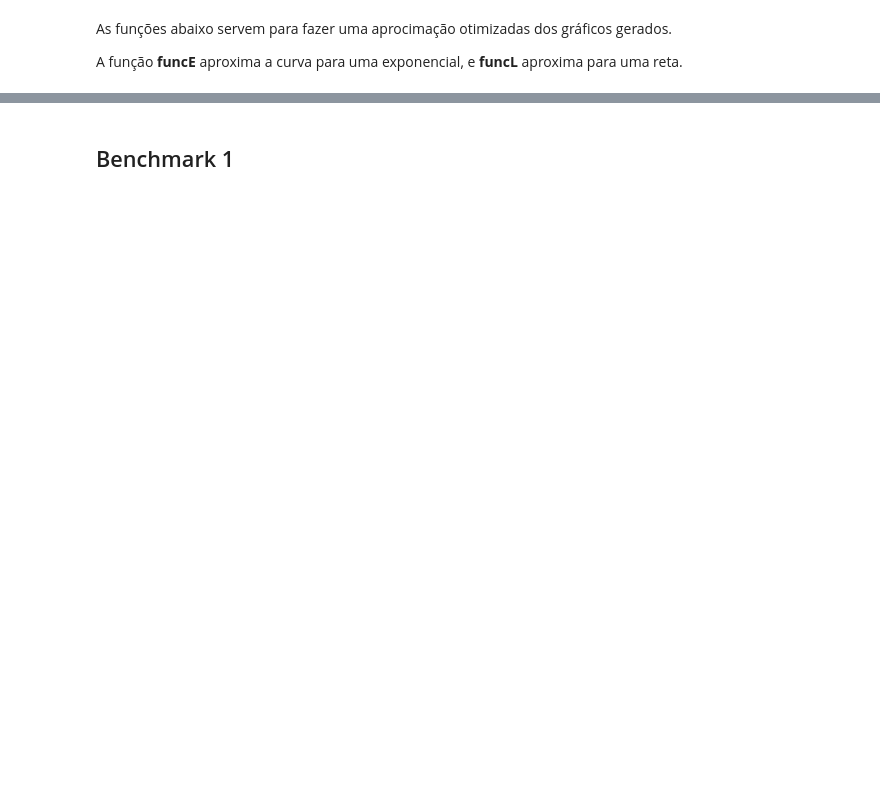
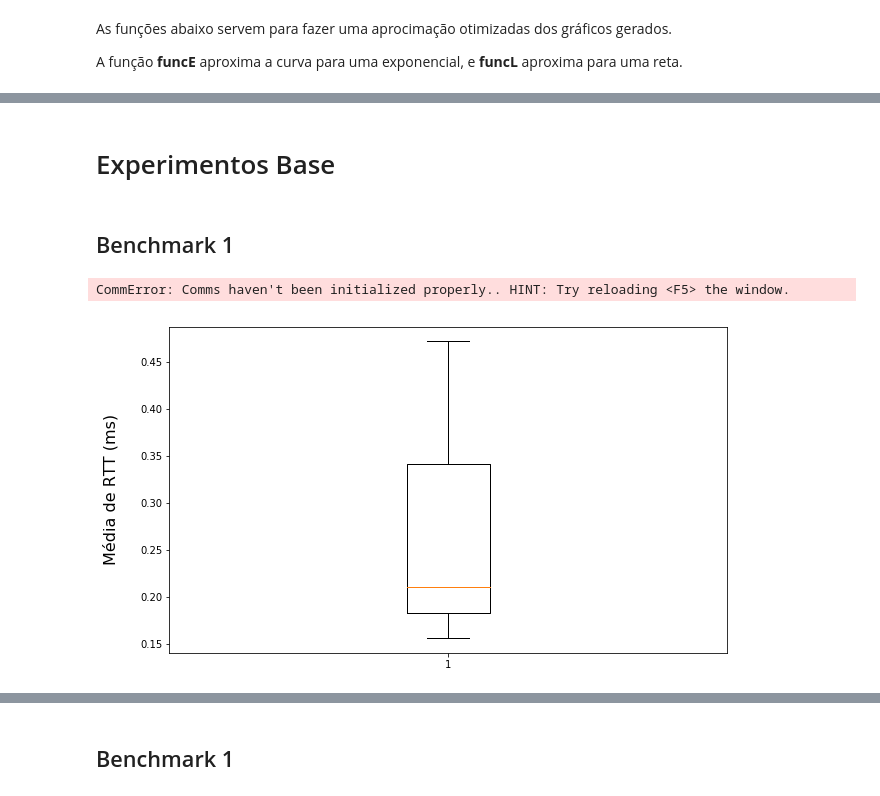
Before and after one commit to rafalencar1997/JadeContainer, a Jupyter notebook: analysis/Experimentos Base.ipynb, the cells around one changed output, grey strips where cells are left out. Drawn from its saved outputs; the diff is of its cells as text; code cells hidden in the pictures; blank space fills up the shorter version.

```diff
--- a/analysis/Results.ipynb
+++ b/analysis/Experimentos Base.ipynb
@@ -90,6 +101,12 @@ def plot_results_loss_rate(df, messagesComb, yerror, legentOut, title, x_label,
     else:
         ax.legend(legend, fontsize=12)
     fig.tight_layout()
+# %%
+def plot_results_box_plot(df):
+
+    data = [0.156, 0.210, 0.472]
+    plt.boxplot(data)
+    plt.boxplot(df['RTT_mean'])
 # %% [markdown]
 As funções abaixo servem para fazer uma aprocimação otimizadas dos gráficos gerados.
 
@@ -133,0 +127,4 @@ plt.show()
+# %% [markdown]
+# Experimentos Base
+# %% [markdown]
+## Benchmark 1
@@ -133,0 +138,20 @@ plt.show()
+# %%
+init_datatables_mode()
+# %% [output]
+CommError: Comms haven't been initialized properly.. HINT: Try reloading <F5> the window.
+# %%
+def plot_results_box_plot(df):
+    fig, ax = plt.subplots(figsize=(10, 6))
+
+#     ax.set_title(title +'\n', fontsize=20)
+    ax.set_ylabel('Média de RTT (ms)\n', fontsize=16)
+    ax.set_xlabel('\n', fontsize=16)
+    fmt= ['--s', '--o', '--d', '--v']
+
+    data = [0.156, 0.210, 0.472]
+    plt.boxplot(data)
+#     plt.boxplot()
+
+plot_results_box_plot(df)
+# %% [output]
+[figure, added]
```
Also changed, not shown: parts of 21 cells of this notebook, 3 other files.
